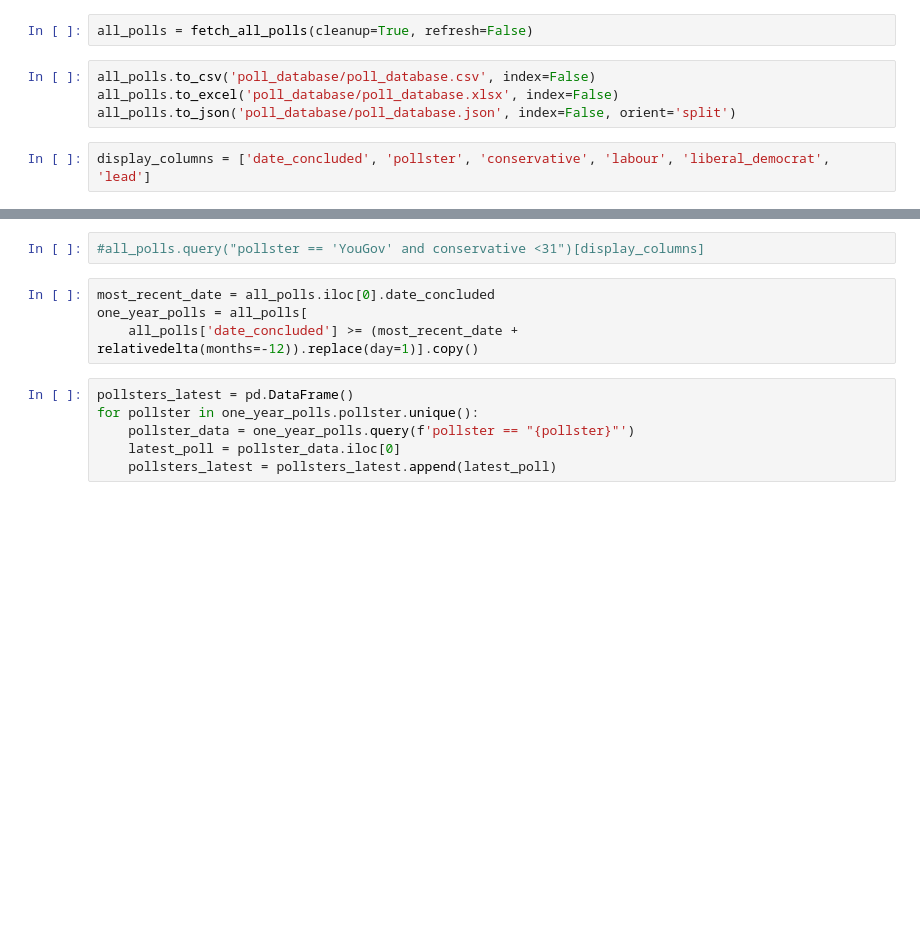
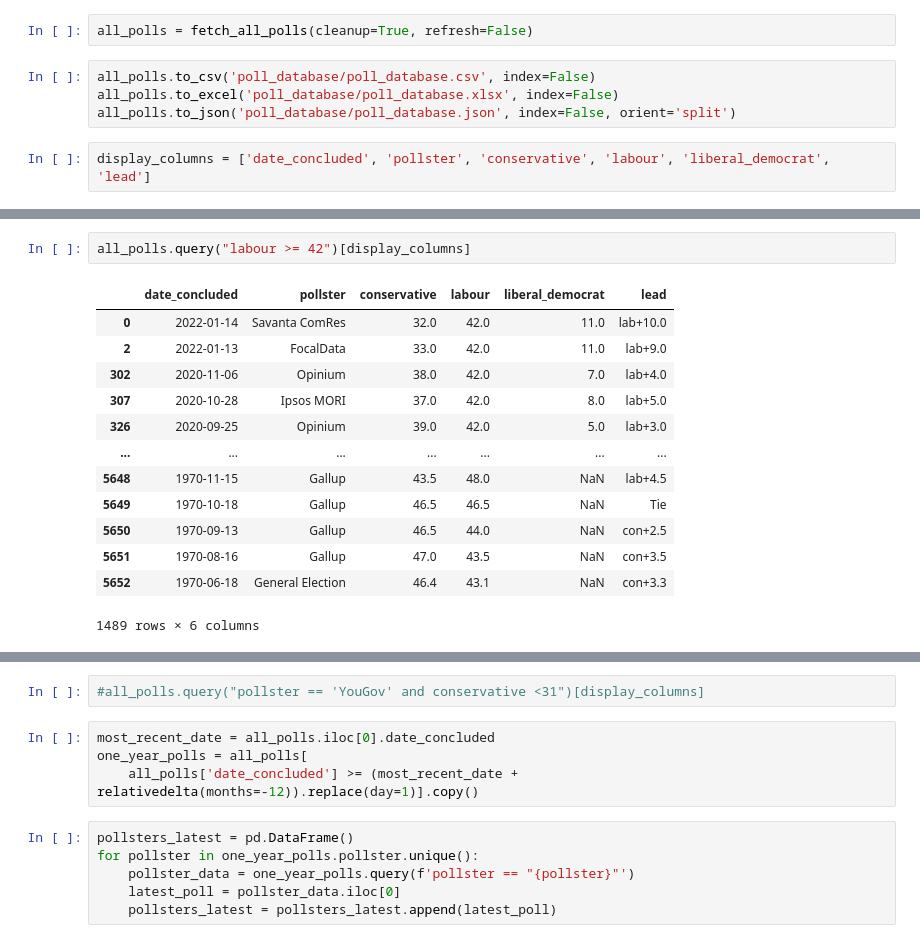
Before and after one commit to AndyLawton/uk_general_election_polls, a Jupyter notebook: main.ipynb, the cells around one changed output, grey strips where cells are left out. Cells and saved outputs as stored; diff of their text form; blank space fills up the shorter version.

```diff
--- a/main.ipynb
+++ b/main.ipynb
@@ -16,0 +36,16 @@ display_columns = ['date_concluded', 'pollster', 'conservative', 'labour', 'libe
+# %%
+all_polls.query("labour >= 42")[display_columns]
+# %% [output]
+|  | date_concluded | pollster | conservative | labour | liberal_democrat | lead |
+| 0 | 2022-01-14 | Savanta ComRes | 32.0 | 42.0 | 11.0 | lab+10.0 |
+| 2 | 2022-01-13 | FocalData | 33.0 | 42.0 | 11.0 | lab+9.0 |
+| 302 | 2020-11-06 | Opinium | 38.0 | 42.0 | 7.0 | lab+4.0 |
+| 307 | 2020-10-28 | Ipsos MORI | 37.0 | 42.0 | 8.0 | lab+5.0 |
+| 326 | 2020-09-25 | Opinium | 39.0 | 42.0 | 5.0 | lab+3.0 |
+| ... | ... | ... | ... | ... | ... | ... |
+| 5648 | 1970-11-15 | Gallup | 43.5 | 48.0 | NaN | lab+4.5 |
+| 5649 | 1970-10-18 | Gallup | 46.5 | 46.5 | NaN | Tie |
+| 5650 | 1970-09-13 | Gallup | 46.5 | 44.0 | NaN | con+2.5 |
+| 5651 | 1970-08-16 | Gallup | 47.0 | 43.5 | NaN | con+3.5 |
+| 5652 | 1970-06-18 | General Election | 46.4 | 43.1 | NaN | con+3.3 |
+1489 rows × 6 columns
```
Also changed, not shown: parts of 9 cells of this notebook, 7 other files.
